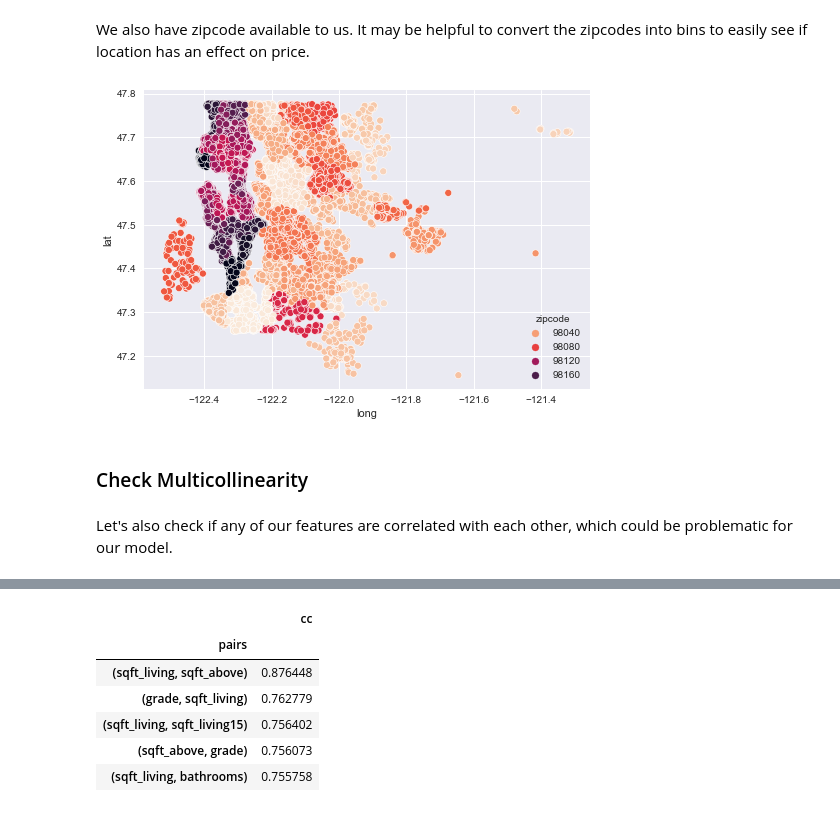
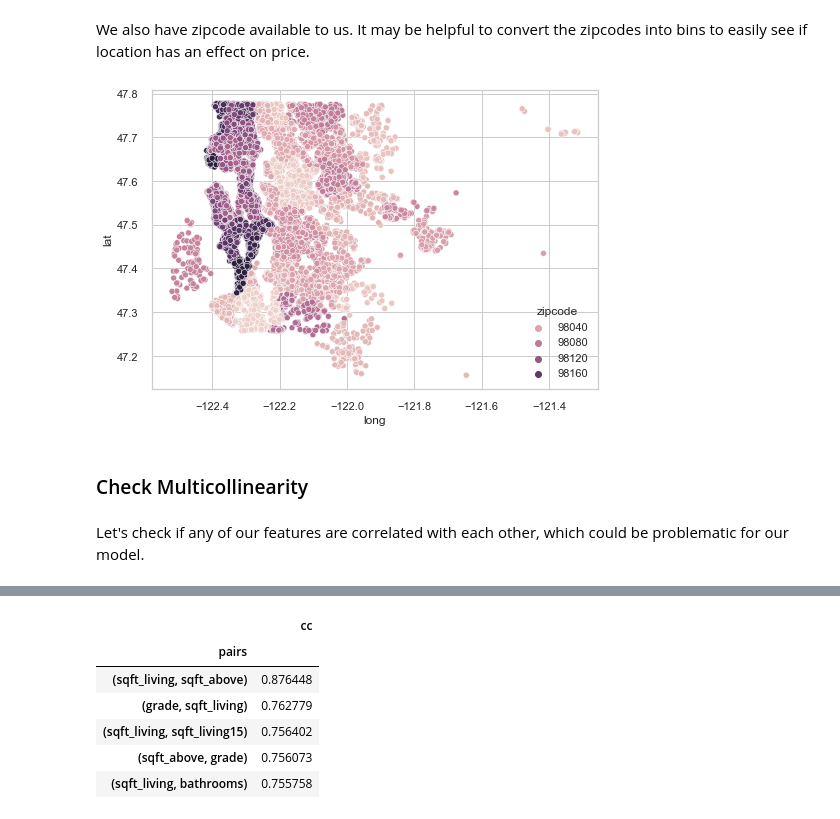
Before and after one commit to Sammyknee/dsc-phase-2-project, a Jupyter notebook: Housing Data - EDA.ipynb, the cells around one changed output, grey strips where cells are left out. Drawn from its saved outputs; the diff is of its cells as text; code cells hidden in the pictures.

```diff
--- a/Housing Data - EDA.ipynb
+++ b/Housing Data - EDA.ipynb
@@ -97,0 +113,11 @@ sns.scatterplot(data=df, x="long", y="lat", hue="price", palette = "rocket_r");
+# %%
+sns.set_style('whitegrid')
+df_less_outliers = df[df['price']<2000000]
+price_in_thousands = (df_less_outliers.price/1000).rename("Price in $000's")
+plt.figure(figsize=(8,5))
+ax = sns.scatterplot(data=df, x="long", y="lat", hue=price_in_thousands, palette = "rocket_r", legend="brief",
+                size=price_in_thousands, sizes=(20, 200))
+ax.set_title('King County - Home Price by Location')
+ax.set_xlabel('Longitude')
+ax.set_ylabel('Latitude');
+plt.savefig("images\price_location.png")
@@ -98,10 +126,10 @@ sns.scatterplot(data=df, x="long", y="lat", hue="price", palette = "rocket_r");
 # %% [markdown]
 We also have zipcode available to us. It may be helpful to convert the zipcodes into bins to easily see if location has an effect on price.
 # %%
-sns.scatterplot(data=df, x="long", y="lat", hue="zipcode", palette = "rocket_r");
+sns.scatterplot(data=df, x="long", y="lat", hue="zipcode", palette = "rocket");
 # %% [output]
-[figure, old version]
+[figure, new version]
 # %% [markdown]
 ### Check Multicollinearity
 # %% [markdown]
-Let's also check if any of our features are correlated with each other, which could be problematic for our model.
+Let's check if any of our features are correlated with each other, which could be problematic for our model.
```
Also changed, not shown: parts of 33 cells of this notebook.
